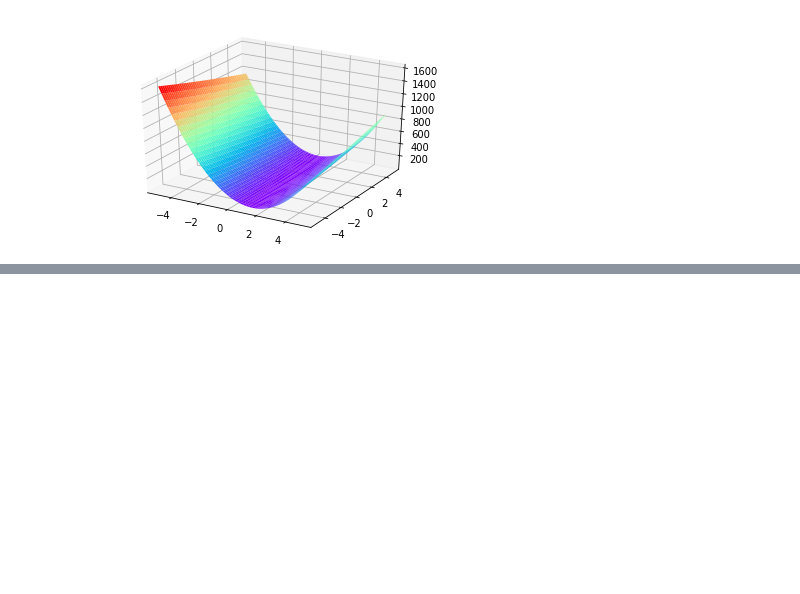
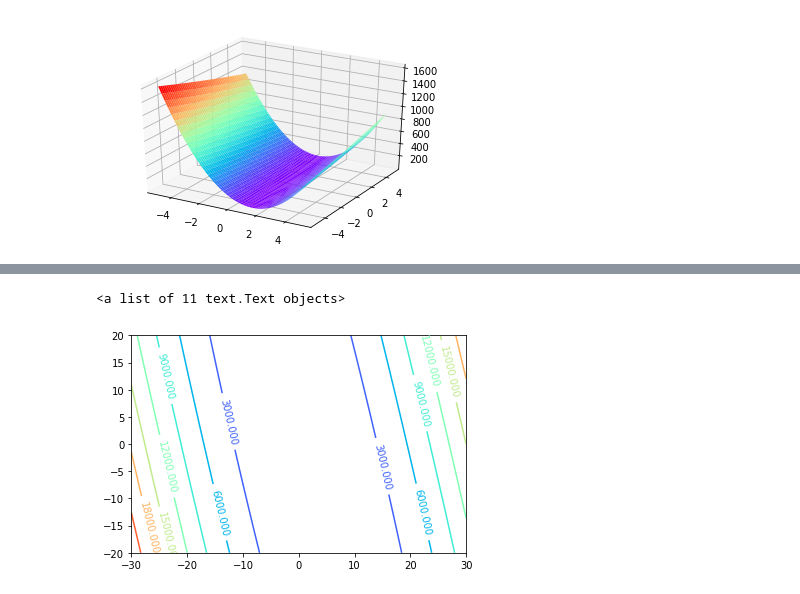
Before and after one commit to Haowen-Zhong/ML, a Jupyter notebook: Chap2.ipynb, the cells around one changed output, grey strips where cells are left out. Cells and saved outputs as stored; diff of their text form; code cells hidden in the pictures; blank space fills up the shorter version.

```diff
--- a/Chap2.ipynb
+++ b/Chap2.ipynb
@@ -137,0 +128,13 @@ plt.contourf(X,Y,Z)
+# %%
+theta_0 = np.linspace(-30,30,1000)
+theta_1 = np.linspace(-20,20,1000)
+X,Y = np.meshgrid(theta_0,theta_1)
+Z = np.zeros([1000,1000])
+for i in range(0,1000):
+    for j in range(0,1000):
+        Z[i,j] = cost_function(theta_0[i],theta_1[j],x,y)
+c = plt.contour(X,Y,Z,8,cmap="rainbow")
+plt.clabel(c,inline=True,fontsize=10)
+# %% [output]
+<a list of 11 text.Text objects>
+[figure, added]
```
Also changed, not shown: parts of 6 cells of this notebook.
